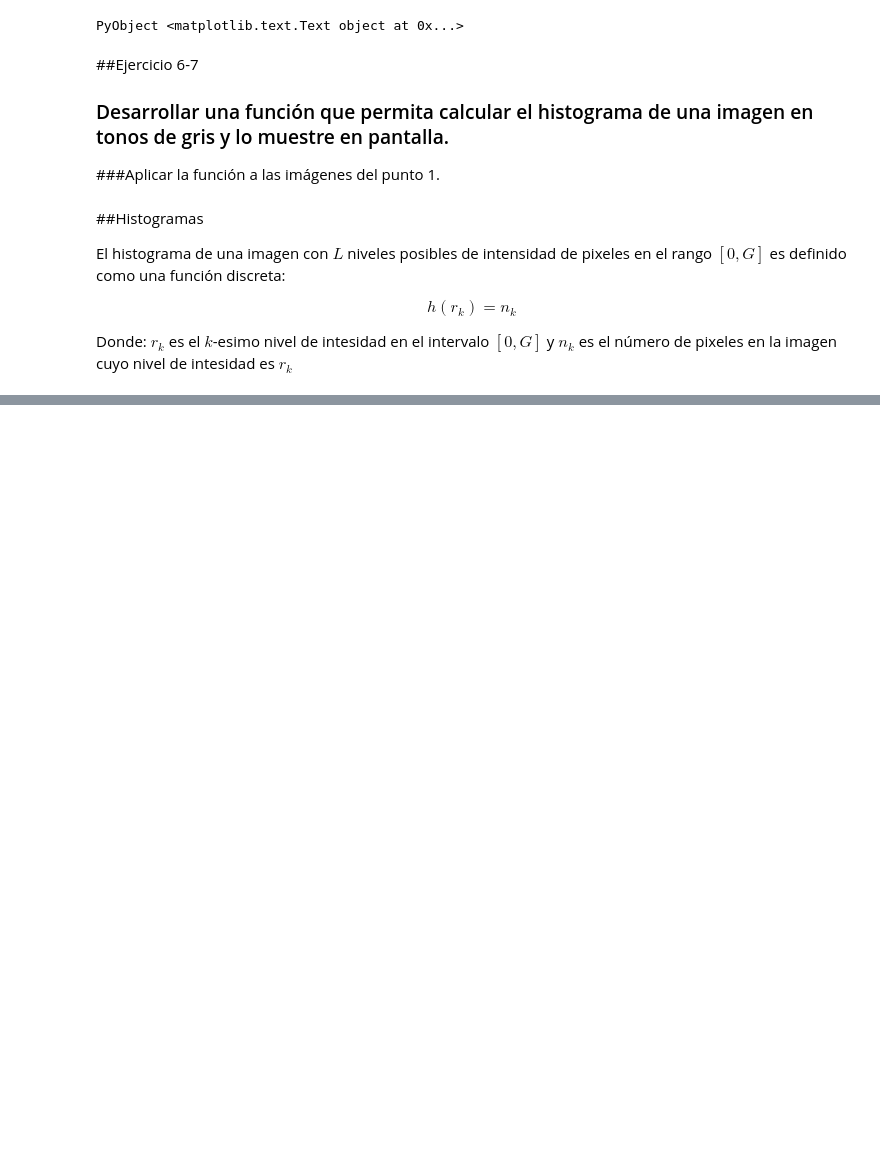
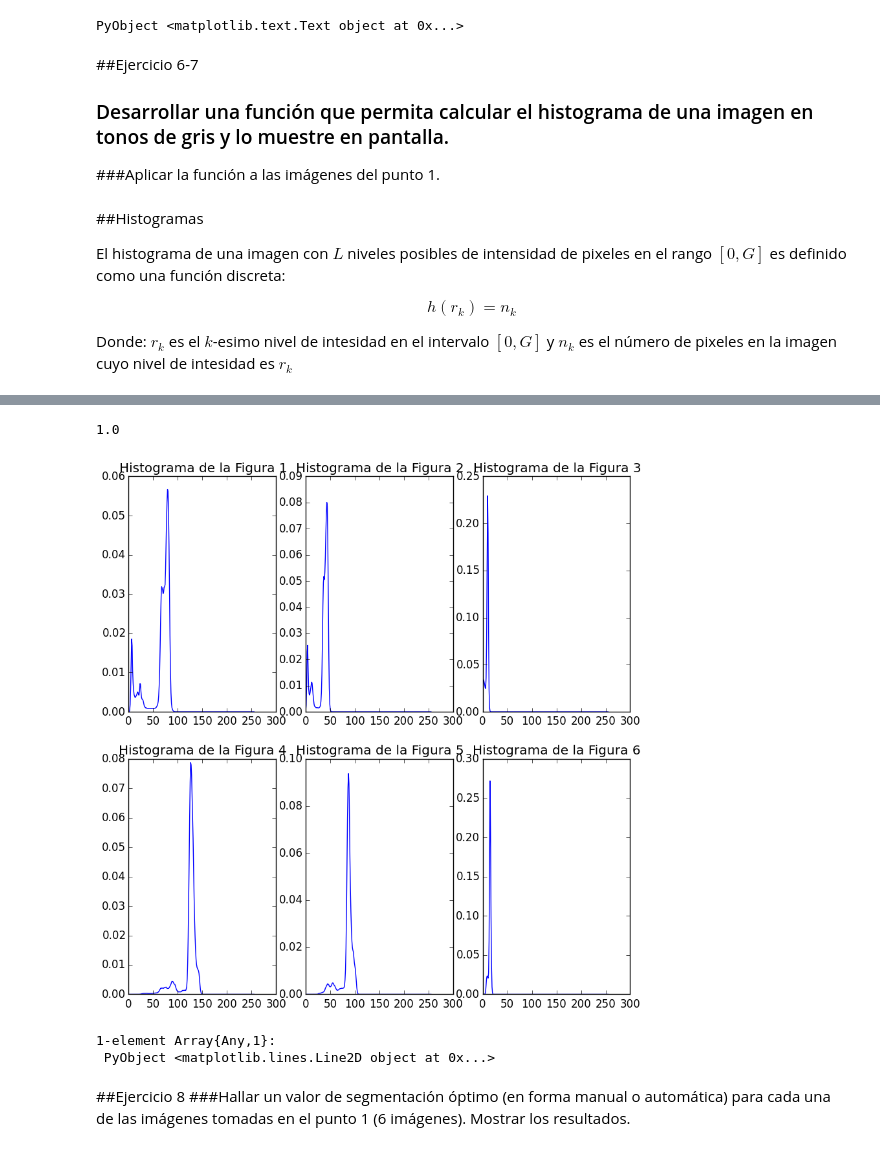
Before and after one commit to elsuizo/Practicas_vision, a Jupyter notebook: Practica1/Julia/practica1.ipynb, the cells around one changed output, grey strips where cells are left out. Drawn from its saved outputs; the diff is of its cells as text; code cells hidden in the pictures; blank space fills up the shorter version.

```diff
--- a/Practica1/Julia/practica1.ipynb
+++ b/Practica1/Julia/practica1.ipynb
@@ -266,2 +181,0 @@ img_gray1 = convert(Array{Images.Gray},img1)
-# %%
-h = histogram3(img1)
@@ -450,0 +184,11 @@ Image{RGB{UfixedBase{Uint8,8}},2,Array{RGB{UfixedBase{Uint8,8}},2}} (constructor
+# %%
+function histogram(img)
+    vals = linspace(FixedPointNumbers.Ufixed8(0),FixedPointNumbers.Ufixed8(1),256)
+    h = Array(Float64,256) # prealocate a Int array
+    m,n = size(img)
+    num_pix = m*n
+    for i = 1:length(vals)
+        h[i] = length(find(img .== vals[i]))
+    end
+    return h ./ num_pix # normalization
+end
@@ -450,0 +330,49 @@ Image{RGB{UfixedBase{Uint8,8}},2,Array{RGB{UfixedBase{Uint8,8}},2}} (constructor
+# %%
+h1 = histogram(img_gray1);
+h2 = histogram(img_gray2);
+h3 = histogram(img_gray3);
+h4 = histogram(img_gray4);
+h5 = histogram(img_gray5);
+h6 = histogram(img_gray6);
+# %%
+# verificacion
+sum(h2)
+# %% [output]
+1.0
+# %%
+#Plots with Matplotlib ¡¡¡
+fig = PyPlot.figure(figsize=(10,10))
+#PyPlot.subplots_adjust(hspace=0.5) # Set the vertical spacing between axes
+
+
+
+PyPlot.subplot(231)
+PyPlot.title("Histograma de la Figura 1")
+PyPlot.plot(h1)
+
+PyPlot.subplot(232)
+PyPlot.title("Histograma de la Figura 2")
+PyPlot.plot(h2)
+
+PyPlot.subplot(233)
+PyPlot.title("Histograma de la Figura 3")
+PyPlot.plot(h3)
+
+PyPlot.subplot(234)
+PyPlot.title("Histograma de la Figura 4")
+PyPlot.plot(h4)
+
+PyPlot.subplot(235)
+PyPlot.title("Histograma de la Figura 5")
+PyPlot.plot(h5)
+
+PyPlot.subplot(236)
+PyPlot.title("Histograma de la Figura 6")
+PyPlot.plot(h6)
+# %% [output]
+[figure, added]
+1-element Array{Any,1}:
+ PyObject <matplotlib.lines.Line2D object at 0x...>
+# %% [markdown]
+##Ejercicio 8
+###Hallar un valor de segmentación óptimo (en forma manual o automática) para cada una de las imágenes tomadas en el punto 1 (6 imágenes). Mostrar los resultados.
```
Also changed, not shown: parts of 40 cells of this notebook, 2 other files.
